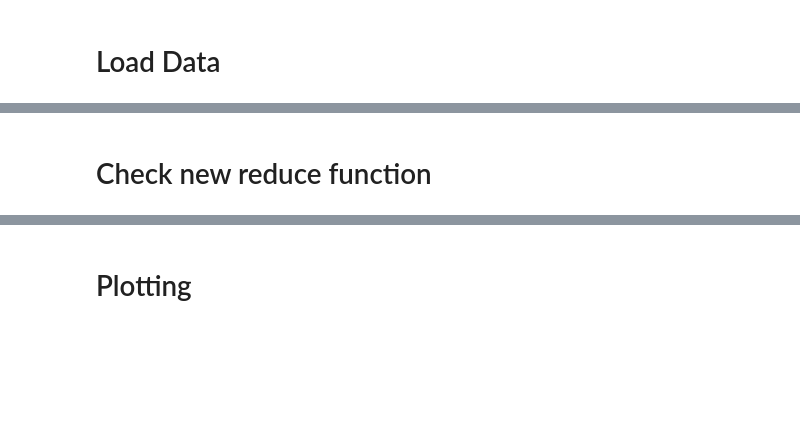
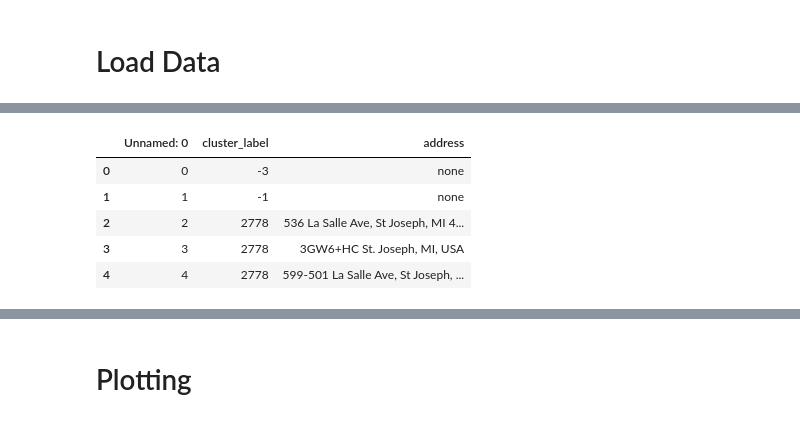
Before and after one commit to johnryanmcnally/tile_tracker_pipeline, a Jupyter notebook: data_handling/tile_data_playground.ipynb, the cells around one changed output, grey strips where cells are left out. Cells and saved outputs as stored; diff of their text form; code cells hidden in the pictures; blank space fills up the shorter version.

Commit message:
update for new functionality

```diff
--- a/data_handling/tile_data_visualization.ipynb
+++ b/data_handling/tile_data_playground.ipynb
@@ -30,2 +25,13 @@ df.head()
-# %% [markdown]
-# Check new reduce function
+# %%
+df = pd.read_csv(STAGEDDATAPATH + 'addresses.csv')
+with open(STAGEDDATAPATH + 'geocode_results.json', 'r') as f:
+    geocode_results = json.load(f)
+
+df.head()
+# %% [output]
+|  | Unnamed: 0 | cluster_label | address |
+| 0 | 0 | -3 | none |
+| 1 | 1 | -1 | none |
+| 2 | 2 | 2778 | 536 La Salle Ave, St Joseph, MI 4... |
+| 3 | 3 | 2778 | 3GW6+HC St. Joseph, MI, USA |
+| 4 | 4 | 2778 | 599-501 La Salle Ave, St Joseph, ... |
```
Also changed, not shown: parts of 7 cells of this notebook, 2 other files.
